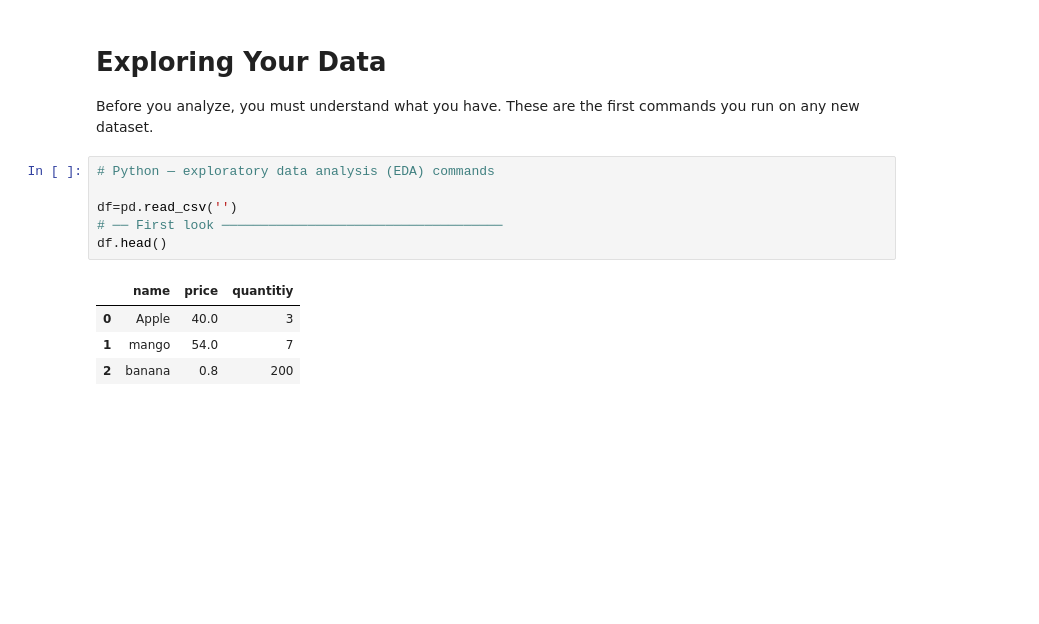
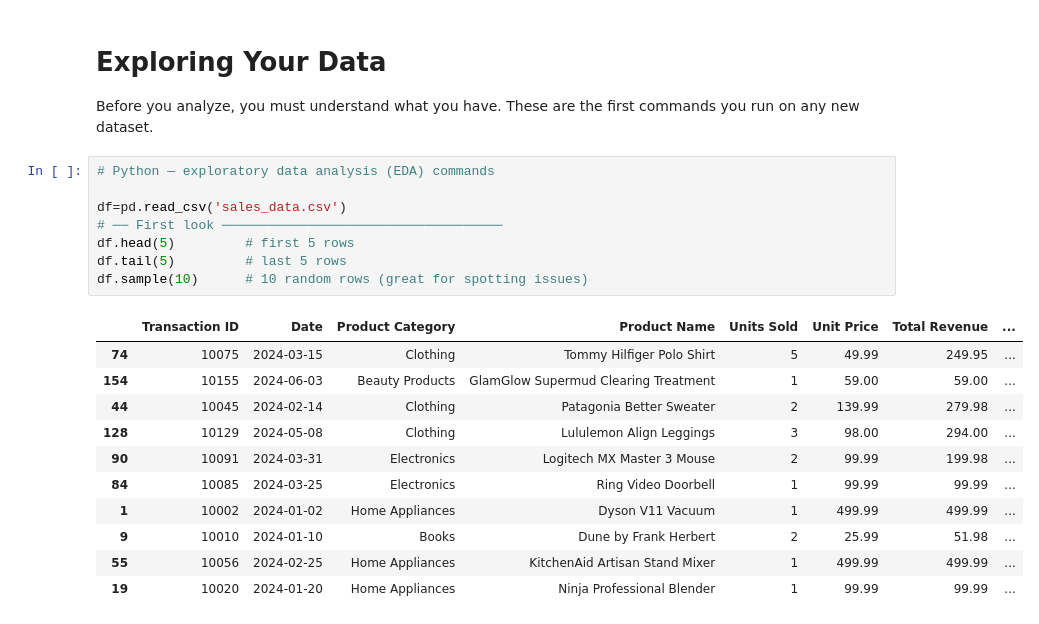
Before and after one commit to Muhammadyousaf96/Data-science-Bootcamp, a Jupyter notebook: section 13 Data analysis with python/13.2 pandas_in_python.ipynb, the cells around one changed output. Drawn from its saved outputs; the diff is of its cells as text; blank space fills up the shorter version.

Commit message:
pandas for data analysis

```diff
--- a/section 13 Data analysis with python/13.2 pandas_in_python.ipynb
+++ b/section 13 Data analysis with python/13.2 pandas_in_python.ipynb
@@ -211,11 +211,20 @@ Before you analyze, you must understand what you have. These are the first comma
 # %%
 # Python — exploratory data analysis (EDA) commands
 
-df=pd.read_csv('')
+df=pd.read_csv('sales_data.csv')
 # ── First look ────────────────────────────────────
-df.head()
+df.head(5)         # first 5 rows
+df.tail(5)         # last 5 rows
+df.sample(10)      # 10 random rows (great for spotting issues)
 # %% [output]
-|  | name | price | quantitiy |
-| 0 | Apple | 40.0 | 3 |
-| 1 | mango | 54.0 | 7 |
-| 2 | banana | 0.8 | 200 |
+|  | Transaction ID | Date | Product Category | Product Name | Units Sold | Unit Price | Total Revenue | ... |
+| 74 | 10075 | 2024-03-15 | Clothing | Tommy Hilfiger Polo Shirt | 5 | 49.99 | 249.95 | ... |
+| 154 | 10155 | 2024-06-03 | Beauty Products | GlamGlow Supermud Clearing Treatment | 1 | 59.00 | 59.00 | ... |
+| 44 | 10045 | 2024-02-14 | Clothing | Patagonia Better Sweater | 2 | 139.99 | 279.98 | ... |
+| 128 | 10129 | 2024-05-08 | Clothing | Lululemon Align Leggings | 3 | 98.00 | 294.00 | ... |
+| 90 | 10091 | 2024-03-31 | Electronics | Logitech MX Master 3 Mouse | 2 | 99.99 | 199.98 | ... |
+| 84 | 10085 | 2024-03-25 | Electronics | Ring Video Doorbell | 1 | 99.99 | 99.99 | ... |
+| 1 | 10002 | 2024-01-02 | Home Appliances | Dyson V11 Vacuum | 1 | 499.99 | 499.99 | ... |
+| 9 | 10010 | 2024-01-10 | Books | Dune by Frank Herbert | 2 | 25.99 | 51.98 | ... |
+| 55 | 10056 | 2024-02-25 | Home Appliances | KitchenAid Artisan Stand Mixer | 1 | 499.99 | 499.99 | ... |
+| 19 | 10020 | 2024-01-20 | Home Appliances | Ninja Professional Blender | 1 | 99.99 | 99.99 | ... |
```
Also changed, not shown: parts of 55 cells of this notebook, 6 other files.
